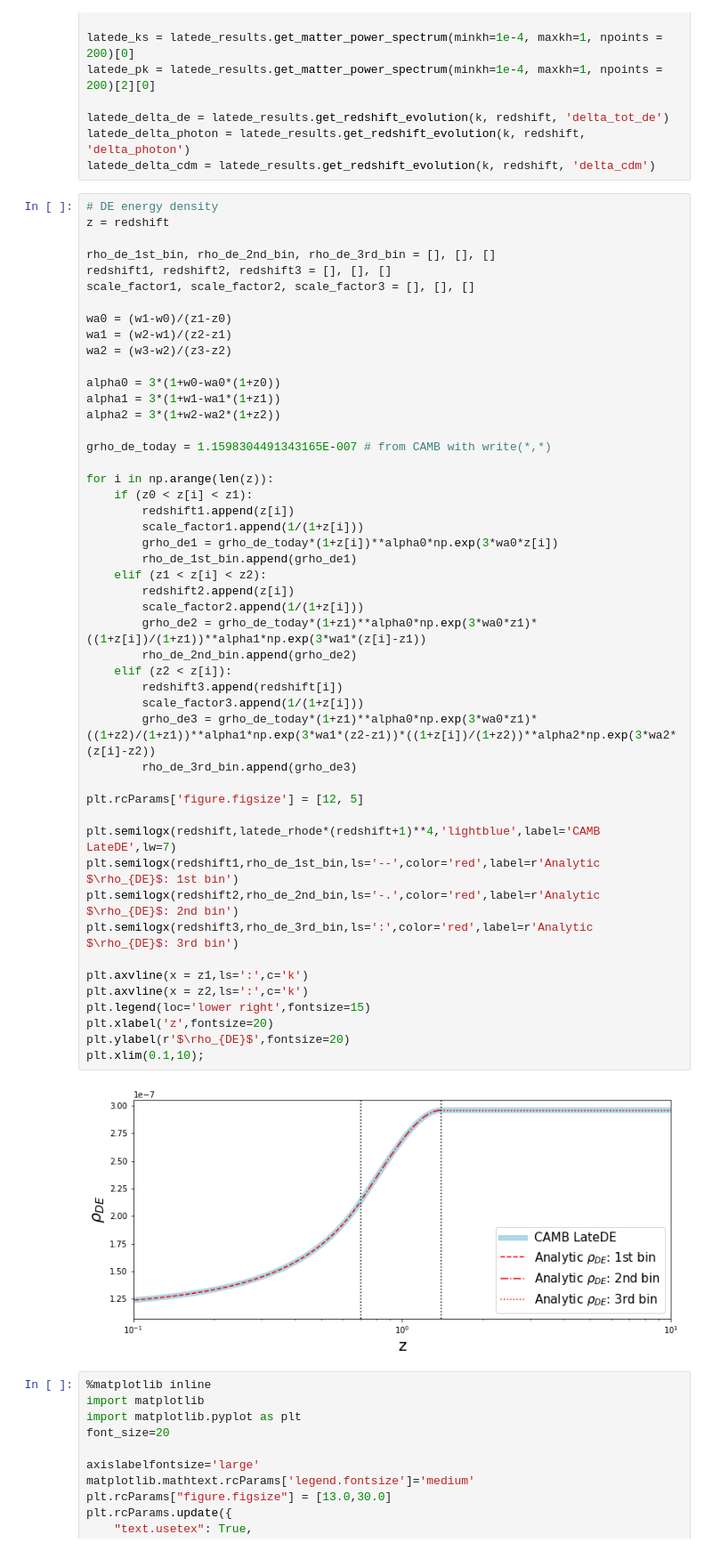
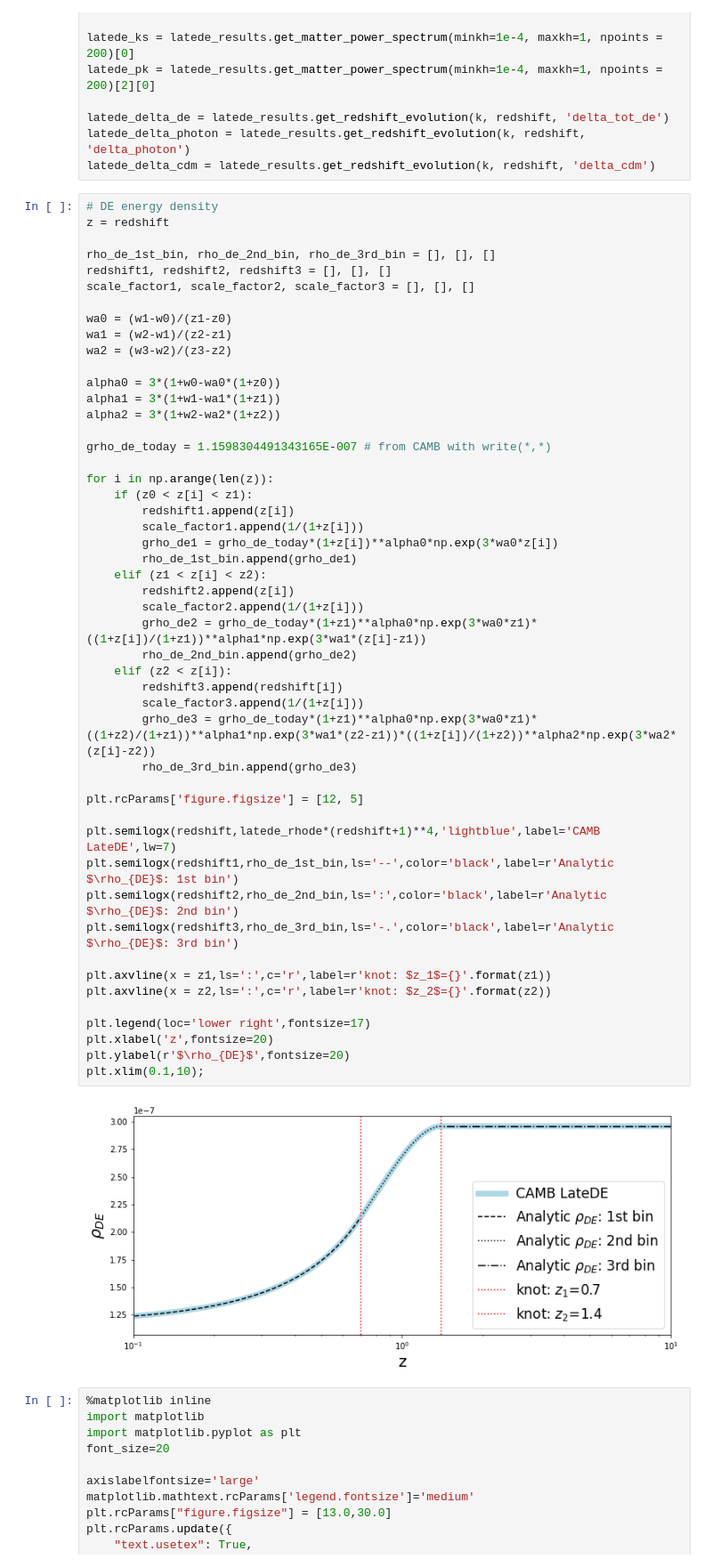
Before and after one commit to SBU-COSMOLIKE/CAMB, a Jupyter notebook: docs/LateDE_test.ipynb, the cells around one changed output. Shown at 89% size. Drawn from its saved outputs; the diff is of its cells as text.

```diff
--- a/docs/LateDE_test.ipynb
+++ b/docs/LateDE_test.ipynb
@@ -1734,40 +1734,41 @@ alpha0 = 3*(1+w0-wa0*(1+z0))
 alpha1 = 3*(1+w1-wa1*(1+z1))
 alpha2 = 3*(1+w2-wa2*(1+z2))
 
 grho_de_today = 1.1598304491343165E-007 # from CAMB with write(*,*)
 
 for i in np.arange(len(z)):
     if (z0 < z[i] < z1):
         redshift1.append(z[i])
         scale_factor1.append(1/(1+z[i]))
         grho_de1 = grho_de_today*(1+z[i])**alpha0*np.exp(3*wa0*z[i])
         rho_de_1st_bin.append(grho_de1)
     elif (z1 < z[i] < z2):
         redshift2.append(z[i])
         scale_factor2.append(1/(1+z[i]))
         grho_de2 = grho_de_today*(1+z1)**alpha0*np.exp(3*wa0*z1)*((1+z[i])/(1+z1))**alpha1*np.exp(3*wa1*(z[i]-z1))
         rho_de_2nd_bin.append(grho_de2)
     elif (z2 < z[i]):
         redshift3.append(redshift[i])
         scale_factor3.append(1/(1+z[i]))
         grho_de3 = grho_de_today*(1+z1)**alpha0*np.exp(3*wa0*z1)*((1+z2)/(1+z1))**alpha1*np.exp(3*wa1*(z2-z1))*((1+z[i])/(1+z2))**alpha2*np.exp(3*wa2*(z[i]-z2))
         rho_de_3rd_bin.append(grho_de3)
 
 plt.rcParams['figure.figsize'] = [12, 5]
 
 plt.semilogx(redshift,latede_rhode*(redshift+1)**4,'lightblue',label='CAMB LateDE',lw=7)
-plt.semilogx(redshift1,rho_de_1st_bin,ls='--',color='red',label=r'Analytic $\rho_{DE}$: 1st bin')
-plt.semilogx(redshift2,rho_de_2nd_bin,ls='-.',color='red',label=r'Analytic $\rho_{DE}$: 2nd bin')
-plt.semilogx(redshift3,rho_de_3rd_bin,ls=':',color='red',label=r'Analytic $\rho_{DE}$: 3rd bin')
+plt.semilogx(redshift1,rho_de_1st_bin,ls='--',color='black',label=r'Analytic $\rho_{DE}$: 1st bin')
+plt.semilogx(redshift2,rho_de_2nd_bin,ls=':',color='black',label=r'Analytic $\rho_{DE}$: 2nd bin')
+plt.semilogx(redshift3,rho_de_3rd_bin,ls='-.',color='black',label=r'Analytic $\rho_{DE}$: 3rd bin')
 
-plt.axvline(x = z1,ls=':',c='k')
-plt.axvline(x = z2,ls=':',c='k')
-plt.legend(loc='lower right',fontsize=15)
+plt.axvline(x = z1,ls=':',c='r',label=r'knot: $z_1$={}'.format(z1))
+plt.axvline(x = z2,ls=':',c='r',label=r'knot: $z_2$={}'.format(z2))
+
+plt.legend(loc='lower right',fontsize=17)
 plt.xlabel('z',fontsize=20)
 plt.ylabel(r'$\rho_{DE}$',fontsize=20)
 plt.xlim(0.1,10);
 # %% [output]
-[figure, old version]
+[figure, new version]
 # %%
 %matplotlib inline
 import matplotlib
```
Also changed, not shown: parts of 6 cells of this notebook, 1 other file.
